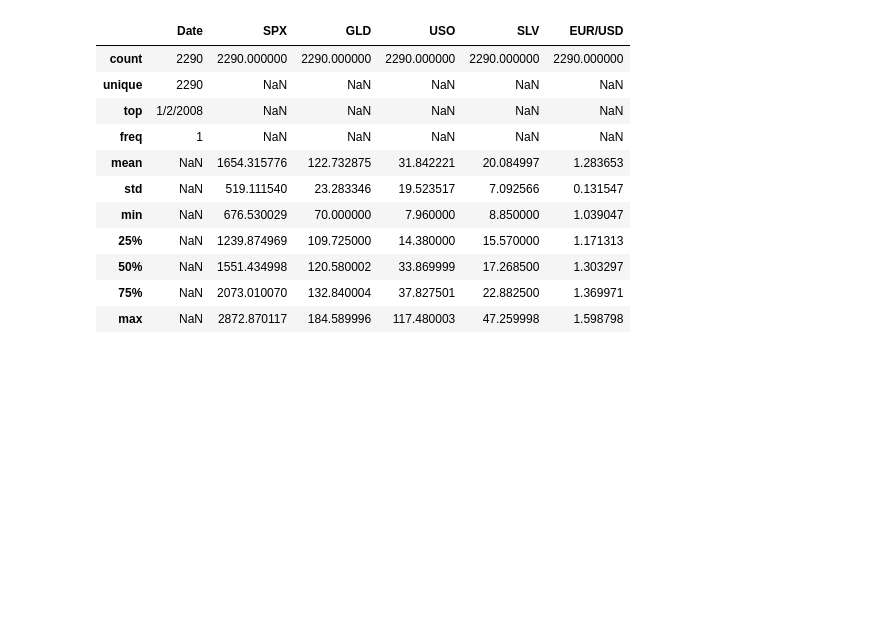
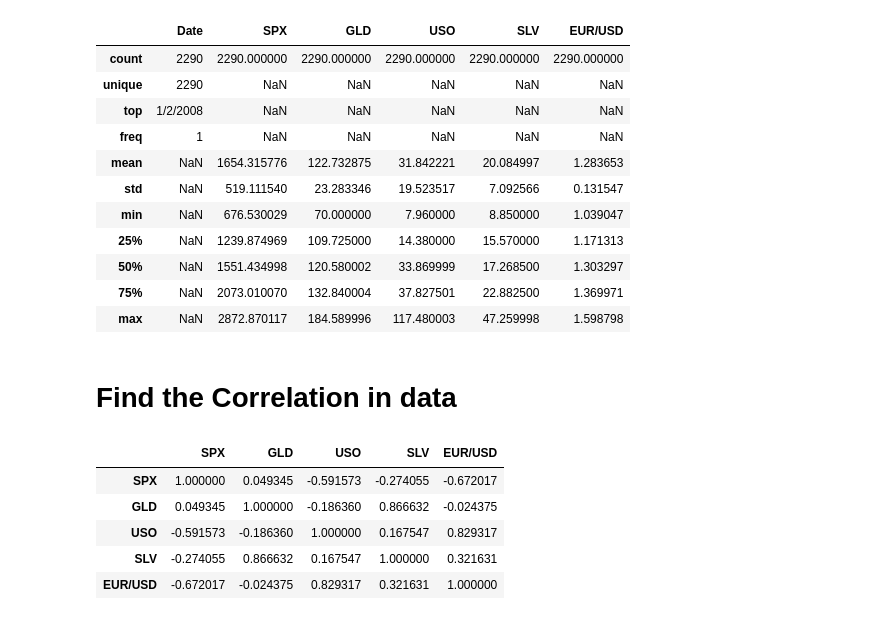
Before and after one commit to Rajasekar-N-stack/Gold-Price-Prediction-ML, a Jupyter notebook: Gold.ipynb, the cells around one changed output. Drawn from its saved outputs; the diff is of its cells as text; code cells hidden in the pictures; blank space fills up the shorter version.

Commit message:
feat : Correalted the data

```diff
--- a/Gold.ipynb
+++ b/Gold.ipynb
@@ -99,3 +99,15 @@ gold.describe(include='all')
 | 50% | NaN | 1551.434998 | 120.580002 | 33.869999 | 17.268500 | 1.303297 |
 | 75% | NaN | 2073.010070 | 132.840004 | 37.827501 | 22.882500 | 1.369971 |
 | max | NaN | 2872.870117 | 184.589996 | 117.480003 | 47.259998 | 1.598798 |
+# %% [markdown]
+# Find the Correlation in data
+# %%
+corr = gold.corr(numeric_only= True)
+corr
+# %% [output]
+|  | SPX | GLD | USO | SLV | EUR/USD |
+| SPX | 1.000000 | 0.049345 | -0.591573 | -0.274055 | -0.672017 |
+| GLD | 0.049345 | 1.000000 | -0.186360 | 0.866632 | -0.024375 |
+| USO | -0.591573 | -0.186360 | 1.000000 | 0.167547 | 0.829317 |
+| SLV | -0.274055 | 0.866632 | 0.167547 | 1.000000 | 0.321631 |
+| EUR/USD | -0.672017 | -0.024375 | 0.829317 | 0.321631 | 1.000000 |
```
Also changed, not shown: parts of 3 cells of this notebook.
